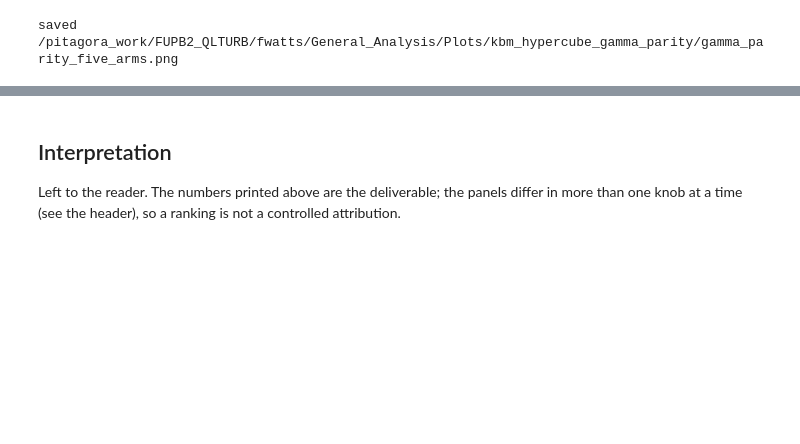
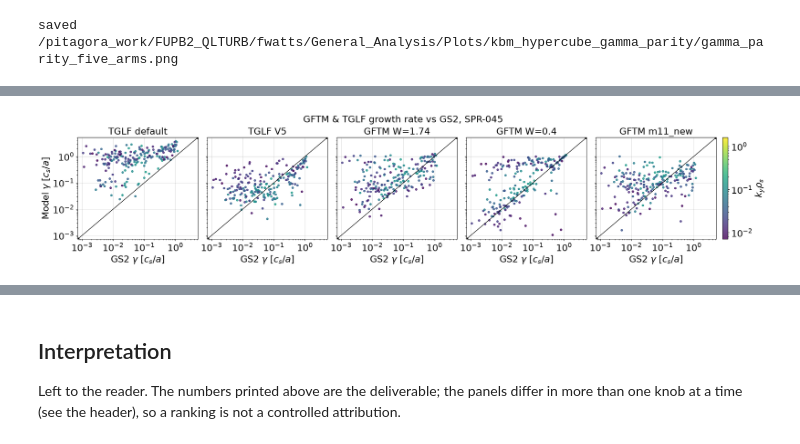
Before and after one commit to FelixWattsYork/General_Analysis, a Jupyter notebook: notebooks/kbm_hypercube_gamma_parity.ipynb, the cells around one changed output, grey strips where cells are left out. Cells and saved outputs as stored; diff of their text form; code cells hidden in the pictures; blank space fills up the shorter version.

```diff
--- a/notebooks/kbm_hypercube_gamma_parity.ipynb
+++ b/notebooks/kbm_hypercube_gamma_parity.ipynb
@@ -219,16 +164,0 @@ for db in databases:
-# %%
-fig, axes = plt.subplots(1, len(arms), figsize=(4 * len(arms), 4.2), sharex=True, sharey=True)
-norm, lim = LogNorm(ky.min(), ky.max()), (gs2_g.min() * 0.7, gs2_g.max() * 1.4)
-
-for ax, (label, _, _) in zip(axes, arms):
-    r, b, m, c = stats[label]
-    s = ax.scatter(gs2_g, arm_g[label], c=ky, norm=norm, cmap="viridis", s=14, alpha=0.8)
-    ax.plot(lim, lim, color="black", lw=1)
-    ax.set(xscale="log", yscale="log", xlim=lim, ylim=lim, xlabel=r"GS2 $\gamma$ [$c_s/a$]",
-           title=f"{label}\nRMSE {r:.3f}  r {c:.2f}  medAE {m:.3f}")
-
-axes[0].set_ylabel(r"model $\gamma$ [$c_s/a$]")
-fig.colorbar(s, ax=axes, label=r"$k_y \rho_s$", pad=0.01)
-fig.suptitle(f"GFTM & TGLF growth rate vs GS2"
-             f"SPR-045 + M1 pooled, n={len(keep)}", y=1.04)
-plt.show()
@@ -241,3 +169,70 @@ fig.savefig(output_dir / "gamma_parity_five_arms.png", dpi=200, bbox_inches="tig
 print("saved", output_dir / "gamma_parity_five_arms.png")
 # %% [output]
 saved /pitagora_work/FUPB2_QLTURB/fwatts/General_Analysis/Plots/kbm_hypercube_gamma_parity/gamma_parity_five_arms.png
+# %%
+cases = ["SPR-045", "M1"]
+
+output_dir = ROOT / "Plots" / analysis_name
+output_dir.mkdir(parents=True, exist_ok=True)
+
+font_sizes = {
+    "font.size": 16,
+    "axes.labelsize": 18,
+    "axes.titlesize": 18,
+    "xtick.labelsize": 18,
+    "ytick.labelsize": 18,
+    "figure.titlesize": 18,
+}
+
+norm = LogNorm(ky.min(), ky.max())
+
+with plt.rc_context(font_sizes):
+    for case in cases:
+        mask = np.array([d == case for d, *_ in keep])
+        if not mask.any():
+            continue
+
+        case_gs2 = gs2_g[mask]
+        case_ky = ky[mask]
+        case_arm = {label: arm_g[label][mask] for label, _, _ in arms}
+
+        values = np.concatenate([case_gs2, *case_arm.values()])
+        lim = (values.min() * 0.7, values.max() * 1.4)
+
+        fig, axes = plt.subplots(
+            1, len(arms),
+            figsize=(4 * len(arms), 4.2),
+            sharex=True, sharey=True,
+            squeeze=False,
+            layout="constrained",
+        )
+        axes = axes.ravel()
+
+        for ax, (label, _, _) in zip(axes, arms):
+            s = ax.scatter(
+                case_gs2, case_arm[label],
+                c=case_ky, norm=norm, cmap="viridis",
+                s=14, alpha=0.8,
+            )
+            ax.plot(lim, lim, color="black", lw=1)
+            ax.set(
+                xscale="log", yscale="log",
+                xlim=lim, ylim=lim,
+                xlabel=r"GS2 $\gamma$ [$c_s/a$]",
+                title=label,
+            )
+
+        axes[0].set_ylabel(r"Model $\gamma$ [$c_s/a$]")
+        fig.colorbar(
+            s, ax=axes.tolist(),
+            label=r"$k_y \rho_s$", pad=0.01,
+        )
+        fig.suptitle(f"GFTM & TGLF growth rate vs GS2, {case}")
+
+        output_path = output_dir / f"gamma_parity_five_arms_{case}.png"
+        fig.savefig(output_path, dpi=200, bbox_inches="tight")
+        print("saved", output_path)
+
+        plt.show()
+        plt.close(fig)
+# %% [output]
@@ -243,0 +240 @@ saved /pitagora_work/FUPB2_QLTURB/fwatts/General_Analysis/Plots/kbm_hypercube_ga
+[figure, added]
```
Also changed, not shown: parts of 5 cells of this notebook.
